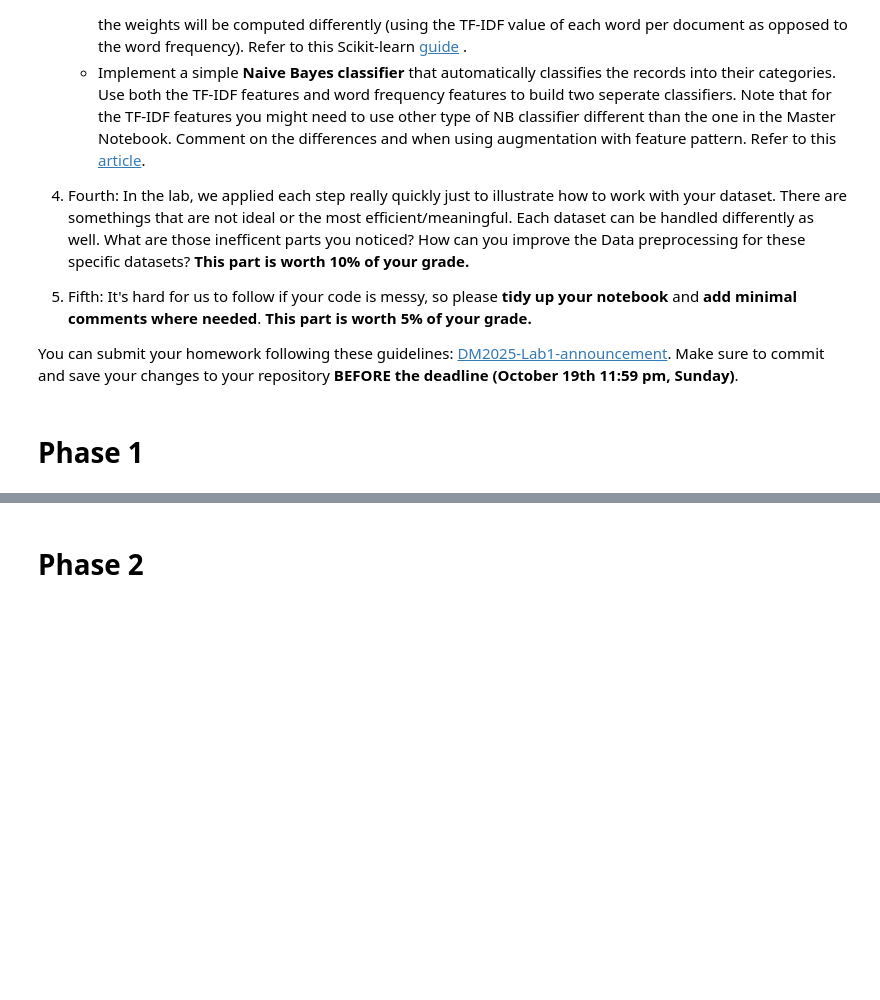
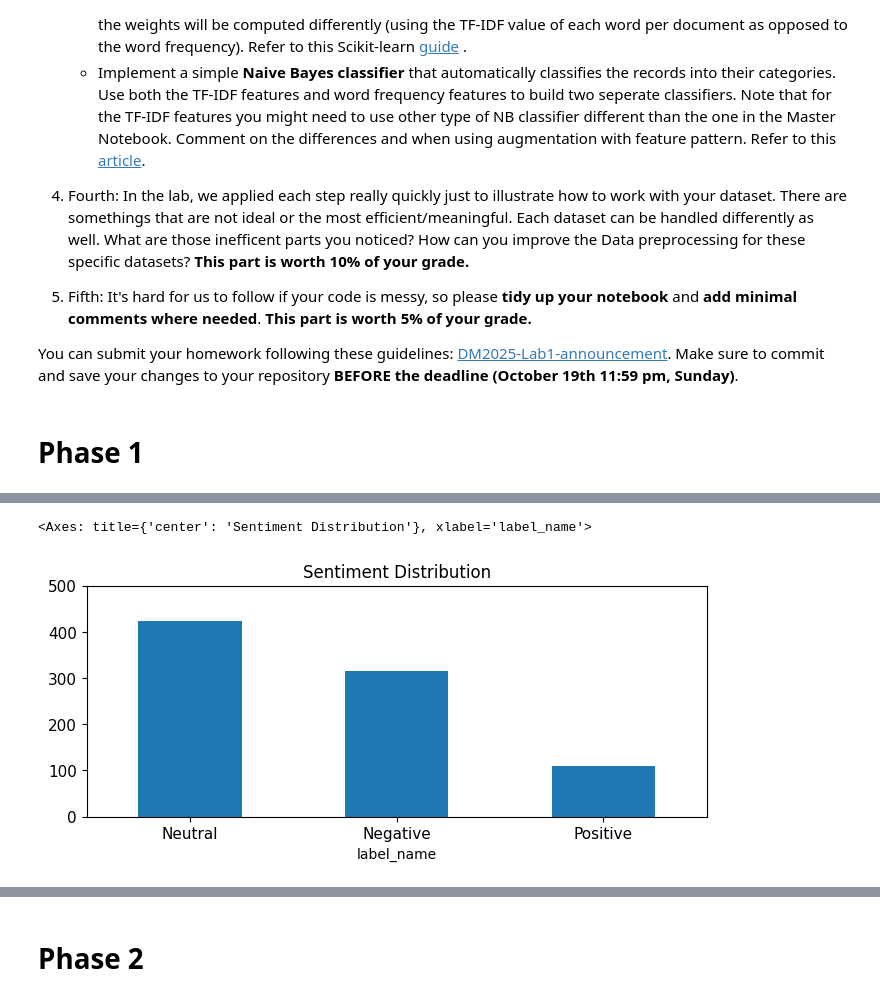
Before and after one commit to sleepingpandazzz25/DM2025-Lab1-Exercise, a Jupyter notebook: DM2025-Lab1-Homework.ipynb, the cells around one changed output, grey strips where cells are left out. Cells and saved outputs as stored; diff of their text form; code cells hidden in the pictures; blank space fills up the shorter version.

```diff
--- a/DM2025-Lab1-Homework.ipynb
+++ b/DM2025-Lab1-Homework.ipynb
@@ -62,0 +180,16 @@ You can submit your homework following these guidelines: [DM2025-Lab1-announceme
+# %%
+# Exercise 7
+# Add a column that maps each label to its sentiment
+label_dict = {-1.0: "Negative", 0.0: "Neutral", 1.0: "Positive"}
+df["label_name"] = df["label"].map(label_dict)
+
+# Plot bar chart for label distribution with label names
+df.label_name.value_counts().plot(
+    kind="bar",
+    title="Sentiment Distribution",
+    ylim=[0, maximum_count_rounded],
+    rot=0, fontsize=11, figsize=(8,3),
+)
+# %% [output]
+<Axes: title={'center': 'Sentiment Distribution'}, xlabel='label_name'>
+[figure, added]
```
Also changed, not shown: parts of 23 cells of this notebook, 1 other file.
